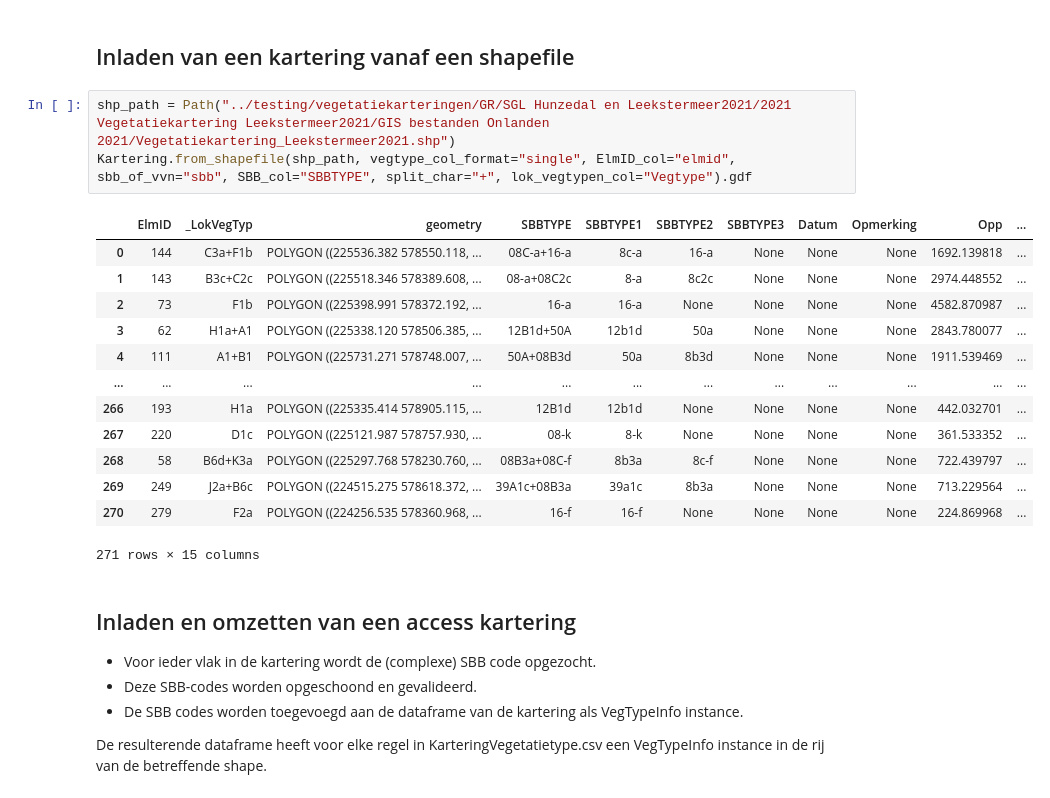
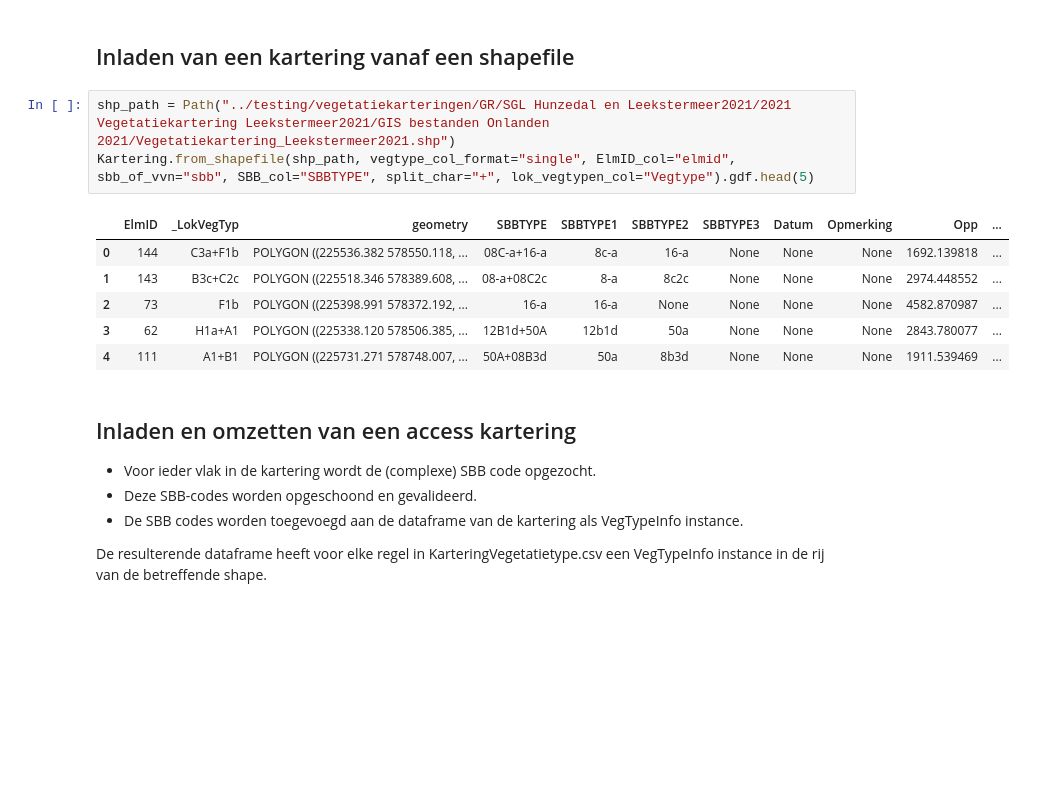
Before and after one commit to Spheer-ai/veg2hab, a Jupyter notebook: notebooks/functionality_test.ipynb, the cells around one changed output. Saved outputs shown, nothing was run; the diff lists cells and outputs as text; blank space fills up the shorter version.

```diff
--- a/notebooks/functionality_test.ipynb
+++ b/notebooks/functionality_test.ipynb
@@ -82,21 +66,14 @@ fgr.gdf.head(3)
 ## Inladen van een kartering vanaf een shapefile
 # %%
 shp_path = Path("../testing/vegetatiekarteringen/GR/SGL Hunzedal en Leekstermeer2021/2021 Vegetatiekartering Leekstermeer2021/GIS bestanden Onlanden 2021/Vegetatiekartering_Leekstermeer2021.shp")
-Kartering.from_shapefile(shp_path, vegtype_col_format="single", ElmID_col="elmid", sbb_of_vvn="sbb", SBB_col="SBBTYPE", split_char="+", lok_vegtypen_col="Vegtype").gdf
+Kartering.from_shapefile(shp_path, vegtype_col_format="single", ElmID_col="elmid", sbb_of_vvn="sbb", SBB_col="SBBTYPE", split_char="+", lok_vegtypen_col="Vegtype").gdf.head(5)
 # %% [output]
 |  | ElmID | _LokVegTyp | geometry | SBBTYPE | SBBTYPE1 | SBBTYPE2 | SBBTYPE3 | Datum | Opmerking | Opp | ... |
 | 0 | 144 | C3a+F1b | POLYGON ((225536.382 578550.118, ... | 08C-a+16-a | 8c-a | 16-a | None | None | None | 1692.139818 | ... |
 | 1 | 143 | B3c+C2c | POLYGON ((225518.346 578389.608, ... | 08-a+08C2c | 8-a | 8c2c | None | None | None | 2974.448552 | ... |
 | 2 | 73 | F1b | POLYGON ((225398.991 578372.192, ... | 16-a | 16-a | None | None | None | None | 4582.870987 | ... |
 | 3 | 62 | H1a+A1 | POLYGON ((225338.120 578506.385, ... | 12B1d+50A | 12b1d | 50a | None | None | None | 2843.780077 | ... |
 | 4 | 111 | A1+B1 | POLYGON ((225731.271 578748.007, ... | 50A+08B3d | 50a | 8b3d | None | None | None | 1911.539469 | ... |
-| ... | ... | ... | ... | ... | ... | ... | ... | ... | ... | ... | ... |
-| 266 | 193 | H1a | POLYGON ((225335.414 578905.115, ... | 12B1d | 12b1d | None | None | None | None | 442.032701 | ... |
-| 267 | 220 | D1c | POLYGON ((225121.987 578757.930, ... | 08-k | 8-k | None | None | None | None | 361.533352 | ... |
-| 268 | 58 | B6d+K3a | POLYGON ((225297.768 578230.760, ... | 08B3a+08C-f | 8b3a | 8c-f | None | None | None | 722.439797 | ... |
-| 269 | 249 | J2a+B6c | POLYGON ((224515.275 578618.372, ... | 39A1c+08B3a | 39a1c | 8b3a | None | None | None | 713.229564 | ... |
-| 270 | 279 | F2a | POLYGON ((224256.535 578360.968, ... | 16-f | 16-f | None | None | None | None | 224.869968 | ... |
-271 rows × 15 columns
 # %% [markdown]
 ## Inladen en omzetten van een access kartering
 
```
Also changed, not shown: parts of 8 cells of this notebook, 4 other files.
